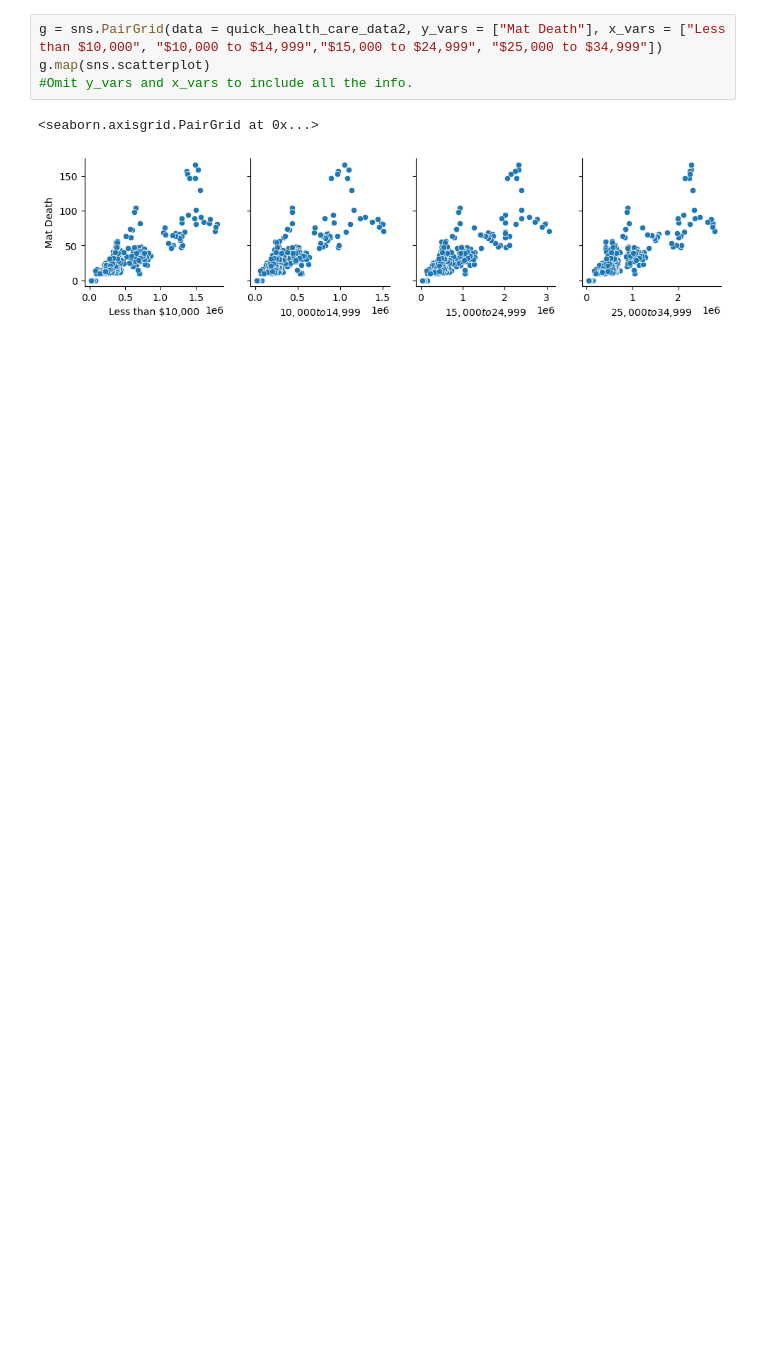
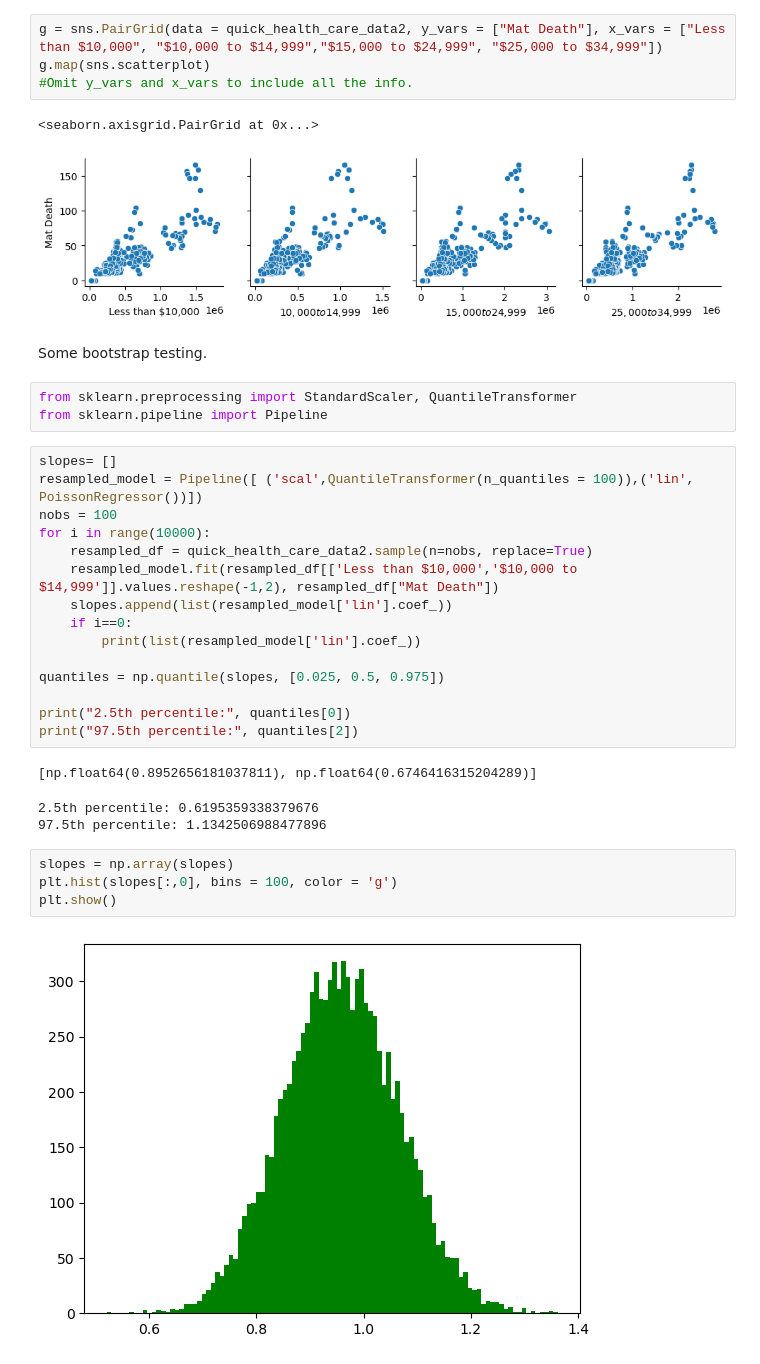
Before and after one commit to djclancy/maternal_mortality_US, a Jupyter notebook: some_exploration/exploratory_analysis.ipynb, the cells around one changed output. Drawn from its saved outputs; the diff is of its cells as text; blank space fills up the shorter version.

```diff
--- a/some_exploration/exploratory_analysis.ipynb
+++ b/some_exploration/exploratory_analysis.ipynb
@@ -236,3 +241,33 @@ g.map(sns.scatterplot)
 # %% [output]
 <seaborn.axisgrid.PairGrid at 0x...>
 [figure]
+# %% [markdown]
+Some bootstrap testing.
+# %%
+from sklearn.preprocessing import StandardScaler, QuantileTransformer
+from sklearn.pipeline import Pipeline
+# %%
+slopes= []
+resampled_model = Pipeline([ ('scal',QuantileTransformer(n_quantiles = 100)),('lin', PoissonRegressor())])
+nobs = 100
+for i in range(10000):
+    resampled_df = quick_health_care_data2.sample(n=nobs, replace=True)
+    resampled_model.fit(resampled_df[['Less than $10,000','$10,000 to $14,999']].values.reshape(-1,2), resampled_df["Mat Death"])
+    slopes.append(list(resampled_model['lin'].coef_))
+    if i==0:
+        print(list(resampled_model['lin'].coef_))
+
+quantiles = np.quantile(slopes, [0.025, 0.5, 0.975])
+
+print("2.5th percentile:", quantiles[0])
+print("97.5th percentile:", quantiles[2])
+# %% [output]
+[np.float64(0.8952656181037811), np.float64(0.6746416315204289)]
+2.5th percentile: 0.6195359338379676
+97.5th percentile: 1.1342506988477896
+# %%
+slopes = np.array(slopes)
+plt.hist(slopes[:,0], bins = 100, color = 'g')
+plt.show()
+# %% [output]
+[figure, added]
```
Also changed, not shown: parts of 3 cells of this notebook.
